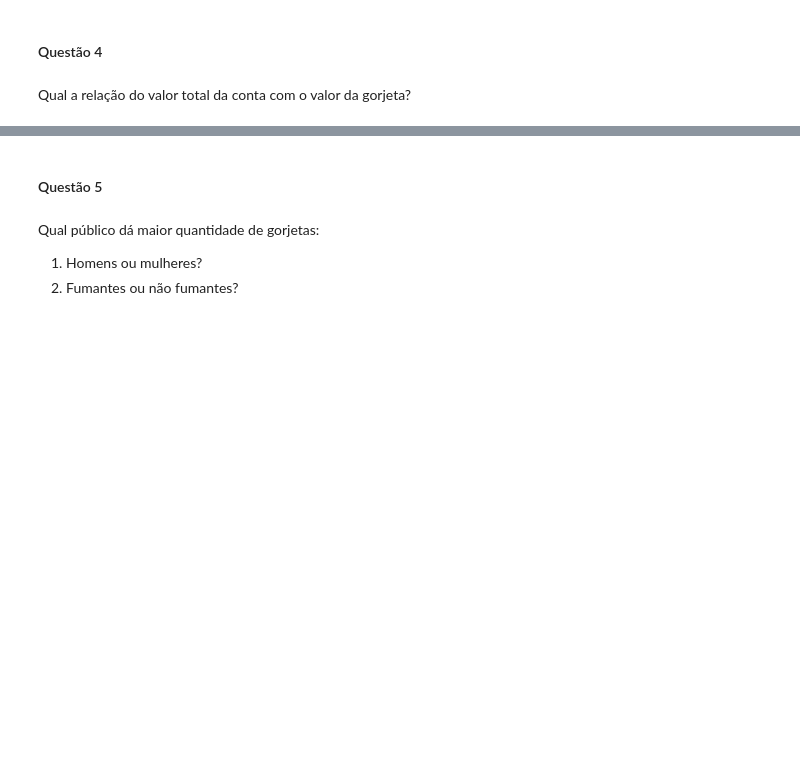
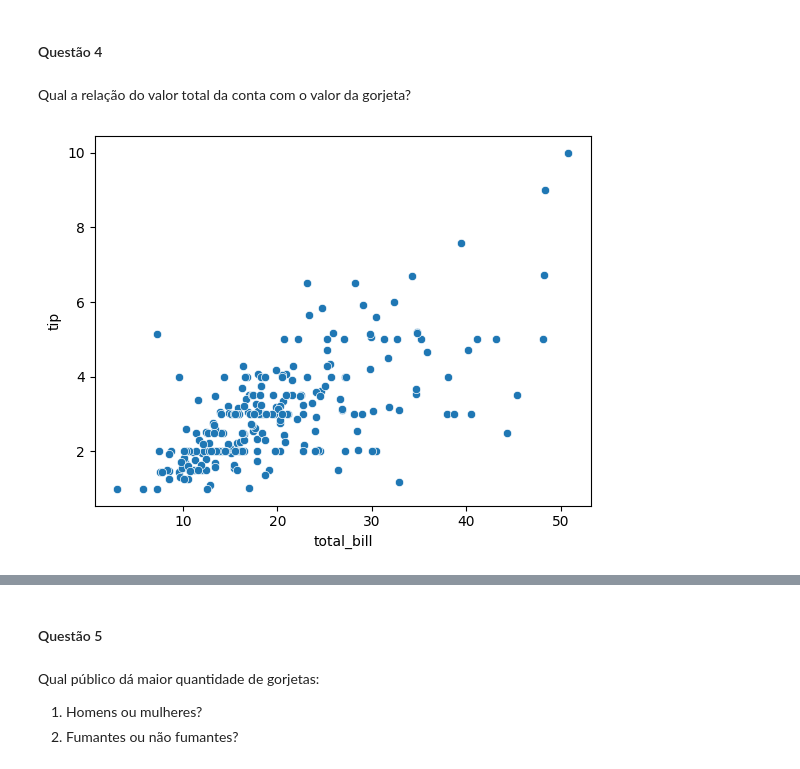
Before and after one commit to eltonflaviolima/Python_e_Dados, a Jupyter notebook: Tecnicas_de_programacao2/Aula03/Aula 3 - Seaborn.ipynb, the cells around one changed output, grey strips where cells are left out. Saved outputs shown, nothing was run; the diff lists cells and outputs as text; code cells hidden in the pictures; blank space fills up the shorter version.

```diff
--- a/Tecnicas_de_programacao2/Aula03/Aula 3 - Seaborn.ipynb
+++ b/Tecnicas_de_programacao2/Aula03/Aula 3 - Seaborn.ipynb
@@ -351,3 +383,7 @@ Verique a distribuição de gorjetas (*tip*) por dia (*day*) e turno (*time*). H
 #### Questão 4
 # %% [markdown]
 Qual a relação do valor total da conta com o valor da gorjeta?
+# %%
+sns.scatterplot(data=tips, x='total_bill', y='tip');
+# %% [output]
+[figure, added]
```
Also changed, not shown: parts of 7 cells of this notebook.
